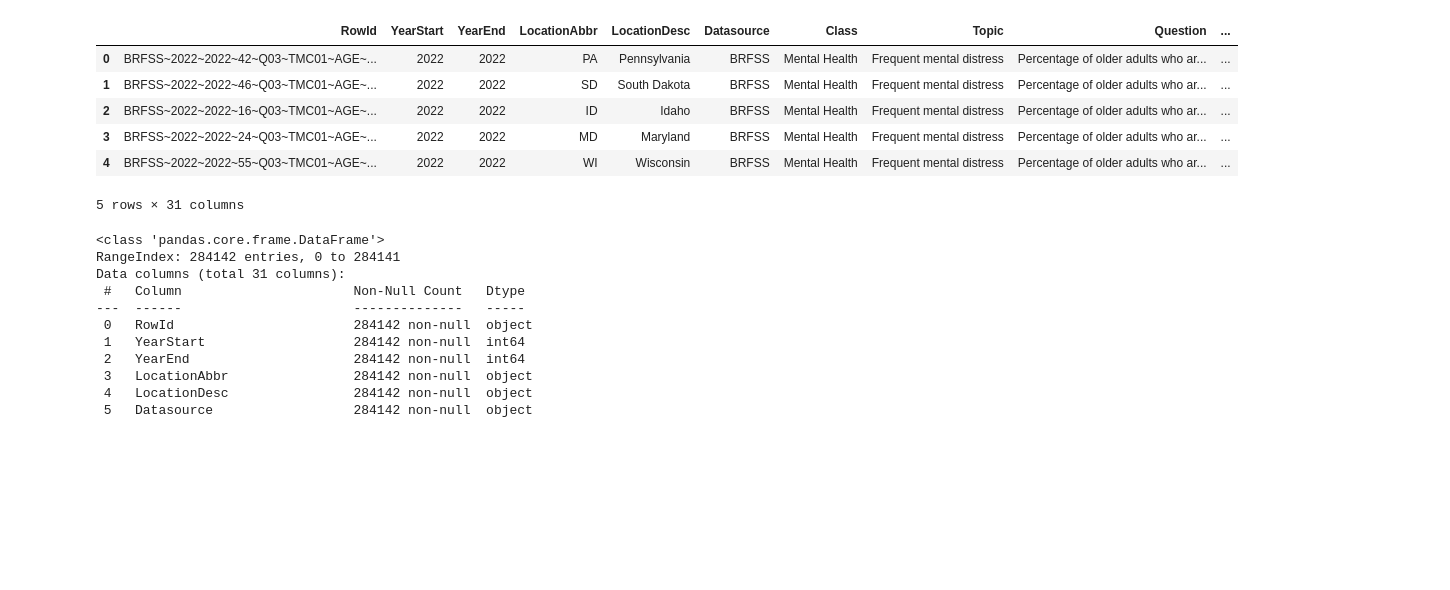
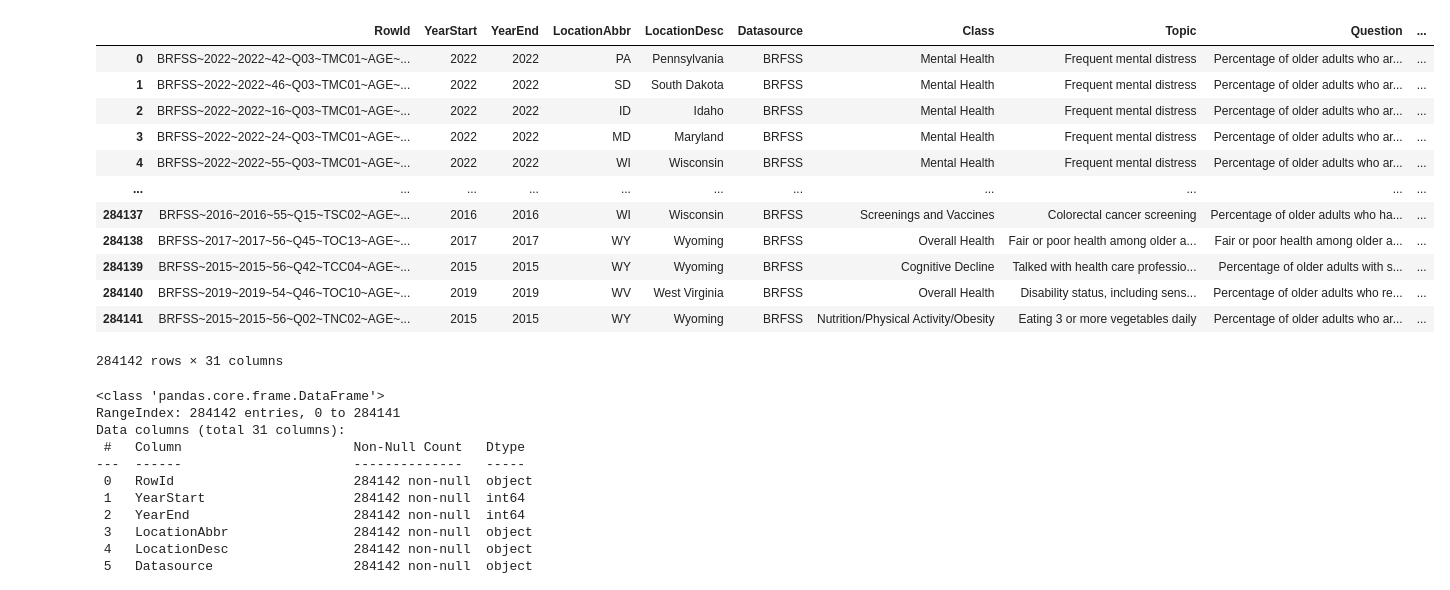
Before and after one commit to ADongol123/Alzheimer-s_Disease, a Jupyter notebook: T3.ipynb, the cells around one changed output. Drawn from its saved outputs; the diff is of its cells as text; code cells hidden in the pictures; blank space fills up the shorter version.

```diff
--- a/T3.ipynb
+++ b/T3.ipynb
@@ -8,15 +8,21 @@ from sklearn.cluster import KMeans
 from scipy.stats import ttest_ind
 # %%
 dataset = pd.read_csv("../../datasets/dataset.csv")
-dataset.head()
+dataset
 # %% [output]
 |  | RowId | YearStart | YearEnd | LocationAbbr | LocationDesc | Datasource | Class | Topic | Question | ... |
 | 0 | BRFSS~2022~2022~42~Q03~TMC01~AGE~... | 2022 | 2022 | PA | Pennsylvania | BRFSS | Mental Health | Frequent mental distress | Percentage of older adults who ar... | ... |
 | 1 | BRFSS~2022~2022~46~Q03~TMC01~AGE~... | 2022 | 2022 | SD | South Dakota | BRFSS | Mental Health | Frequent mental distress | Percentage of older adults who ar... | ... |
 | 2 | BRFSS~2022~2022~16~Q03~TMC01~AGE~... | 2022 | 2022 | ID | Idaho | BRFSS | Mental Health | Frequent mental distress | Percentage of older adults who ar... | ... |
 | 3 | BRFSS~2022~2022~24~Q03~TMC01~AGE~... | 2022 | 2022 | MD | Maryland | BRFSS | Mental Health | Frequent mental distress | Percentage of older adults who ar... | ... |
 | 4 | BRFSS~2022~2022~55~Q03~TMC01~AGE~... | 2022 | 2022 | WI | Wisconsin | BRFSS | Mental Health | Frequent mental distress | Percentage of older adults who ar... | ... |
+| ... | ... | ... | ... | ... | ... | ... | ... | ... | ... | ... |
+| 284137 | BRFSS~2016~2016~55~Q15~TSC02~AGE~... | 2016 | 2016 | WI | Wisconsin | BRFSS | Screenings and Vaccines | Colorectal cancer screening | Percentage of older adults who ha... | ... |
+| 284138 | BRFSS~2017~2017~56~Q45~TOC13~AGE~... | 2017 | 2017 | WY | Wyoming | BRFSS | Overall Health | Fair or poor health among older a... | Fair or poor health among older a... | ... |
+| 284139 | BRFSS~2015~2015~56~Q42~TCC04~AGE~... | 2015 | 2015 | WY | Wyoming | BRFSS | Cognitive Decline | Talked with health care professio... | Percentage of older adults with s... | ... |
+| 284140 | BRFSS~2019~2019~54~Q46~TOC10~AGE~... | 2019 | 2019 | WV | West Virginia | BRFSS | Overall Health | Disability status, including sens... | Percentage of older adults who re... | ... |
+| 284141 | BRFSS~2015~2015~56~Q02~TNC02~AGE~... | 2015 | 2015 | WY | Wyoming | BRFSS | Nutrition/Physical Activity/Obesity | Eating 3 or more vegetables daily | Percentage of older adults who ar... | ... |
-5 rows × 31 columns
+284142 rows × 31 columns
 # %%
 dataset.info()
 # %% [output]
```
Also changed, not shown: parts of 2 cells of this notebook.
